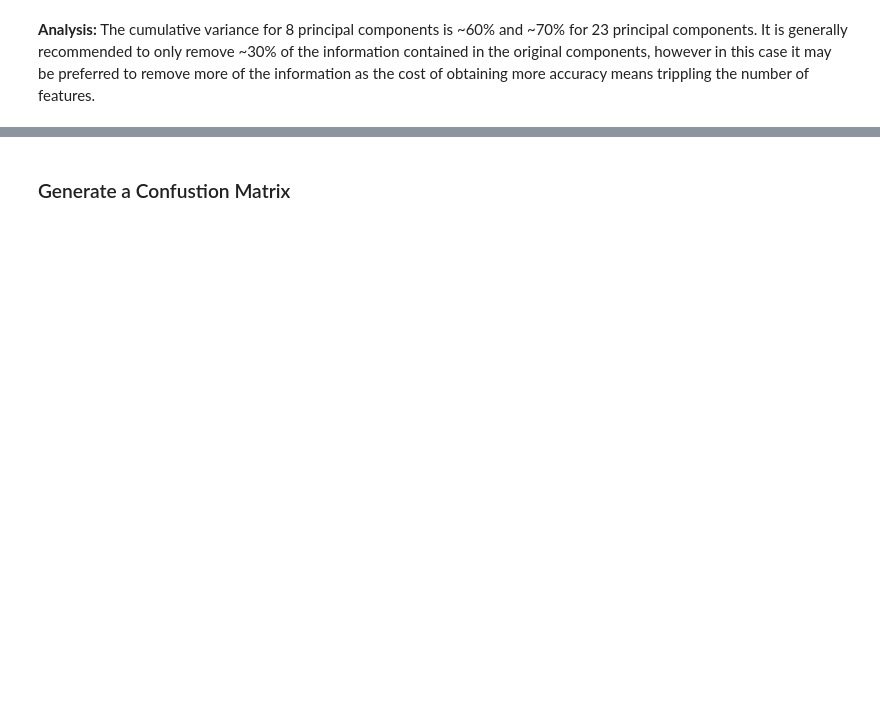
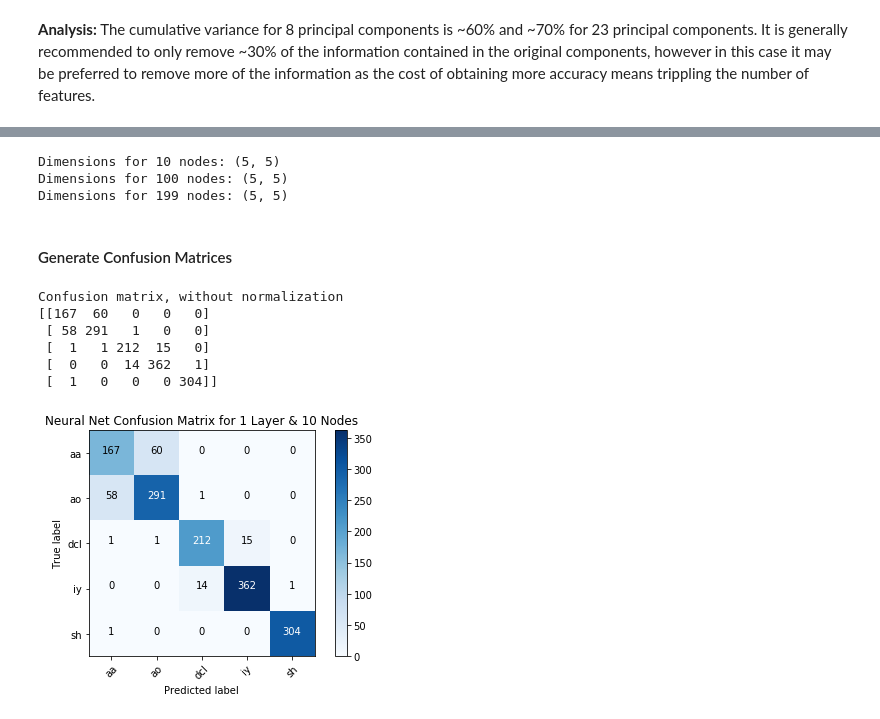
Before and after one commit to blancamiller/ML_notebook, a Jupyter notebook: HW7/Miller_Blanca_HW7.ipynb, the cells around one changed output, grey strips where cells are left out. Saved outputs shown, nothing was run; the diff lists cells and outputs as text; code cells hidden in the pictures; blank space fills up the shorter version.

```diff
--- a/HW7/Miller_Blanca_HW7.ipynb
+++ b/HW7/Miller_Blanca_HW7.ipynb
@@ -229,5 +283,5 @@ clf_199 = MLPClassifier(hidden_layer_sizes=(199,))
 # %%
-# fit the classifier model to the data matrix X and its targets y
-clf_10.fit(X_train_trans60, y_train)
-clf_100.fit(X_train_trans60, y_train)
-clf_199.fit(X_train_trans60, y_train)
+# fit the generated classifier models to the data matrix X and its targets y
+clf_10.fit(X_train_trans, y_train)
+clf_100.fit(X_train_trans, y_train)
+clf_199.fit(X_train_trans, y_train)
@@ -250,10 +322,8 @@ print("Test set score: %f" % clf_199.score(X_test_trans60, y_test))
 # %%
-test_predictions_10 = clf_10.predict(X_test_trans60)
-test_predictions_100 = clf_100.predict(X_test_trans60)
-test_predictions_199 = clf_199.predict(X_test_trans60)
+test_predictions_10 = clf_10.predict(X_test_trans)
+test_predictions_100 = clf_100.predict(X_test_trans)
+test_predictions_199 = clf_199.predict(X_test_trans)
 # %%
 cm_10 = confusion_matrix(y_test, test_predictions_10)
 cm_100 = confusion_matrix(y_test, test_predictions_100)
 cm_199 = confusion_matrix(y_test, test_predictions_199)
-# %% [markdown]
-### Generate a Confustion Matrix
@@ -262,0 +330,22 @@ plot_confusion_matrix(cm_10, classes=class_names, title='Confusion Matrix')
+# %%
+print("Dimensions for 10 nodes: {}".format(cm_10.shape))
+print("Dimensions for 100 nodes: {}".format(cm_100.shape))
+print("Dimensions for 199 nodes: {}".format(cm_199.shape))
+# %% [output]
+Dimensions for 10 nodes: (5, 5)
+Dimensions for 100 nodes: (5, 5)
+Dimensions for 199 nodes: (5, 5)
+# %% [markdown]
+#### Generate Confusion Matrices
+# %%
+class_names = ['aa','ao','dcl','iy','sh']
+# %%
+plot_confusion_matrix(cm_10, classes=class_names, title='Neural Net Confusion Matrix for 1 Layer & 10 Nodes')
+# %% [output]
+Confusion matrix, without normalization
+[[167  60   0   0   0]
+ [ 58 291   1   0   0]
+ [  1   1 212  15   0]
+ [  0   0  14 362   1]
+ [  1   0   0   0 304]]
+[figure, added]
```
Also changed, not shown: parts of 48 cells of this notebook, 8 other files.
